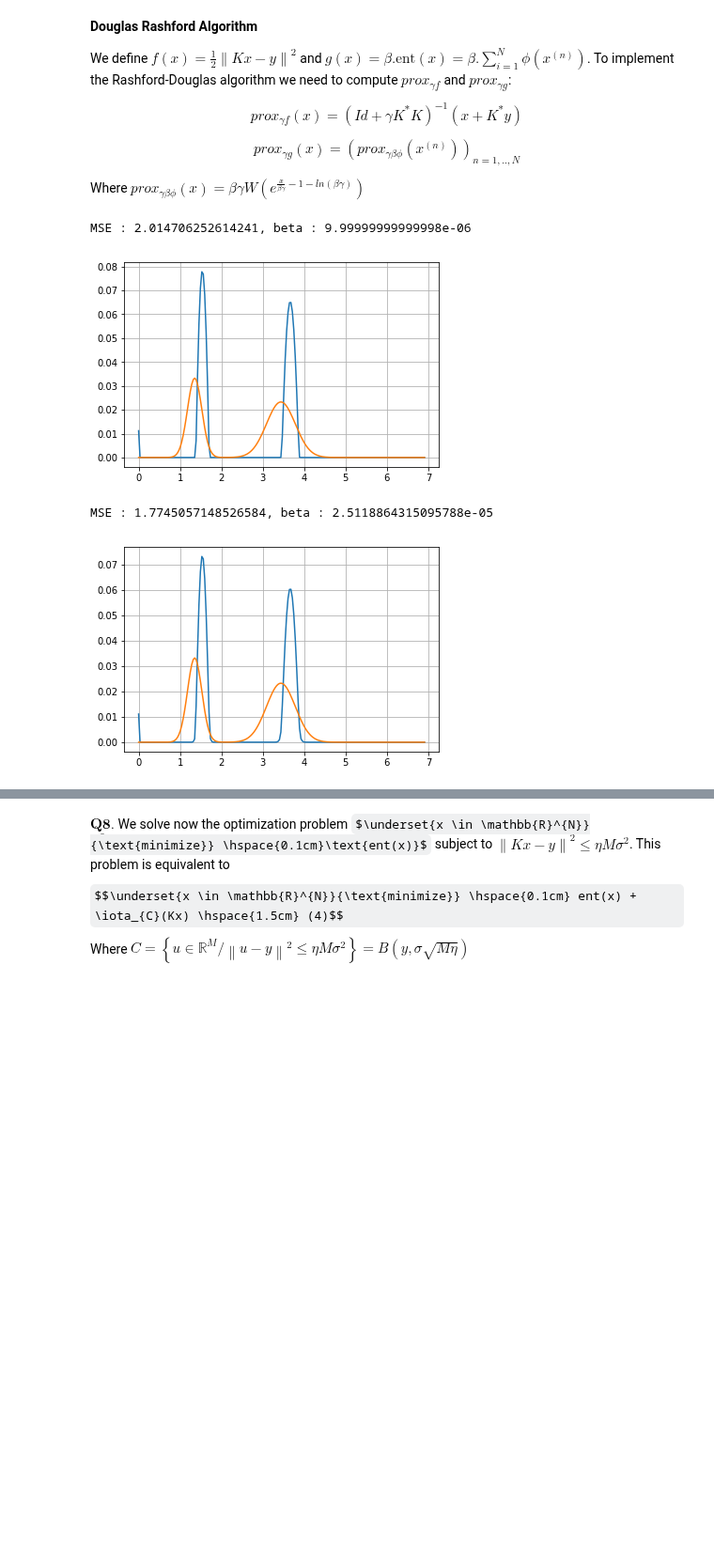
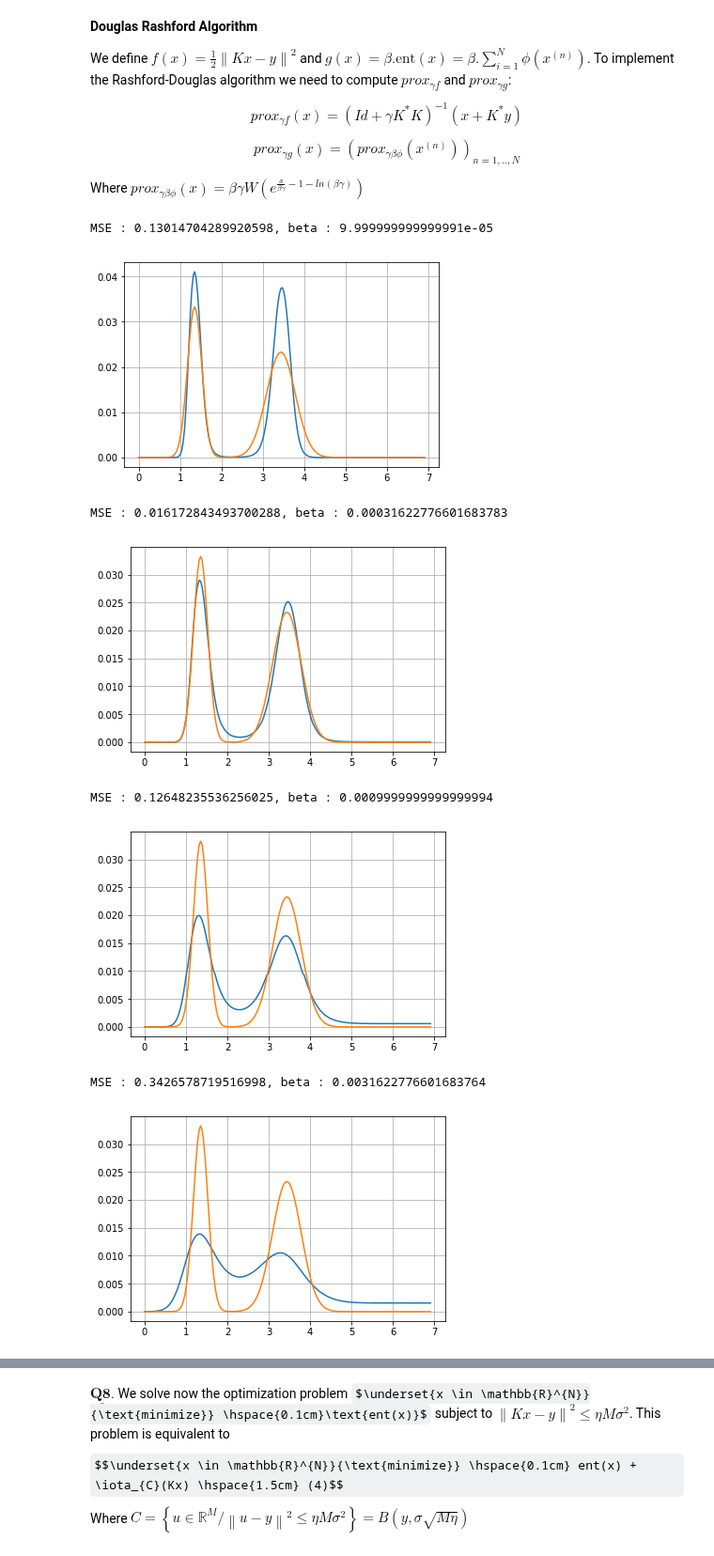
Before and after one commit to MaximilienGermain/Large-scale-optimization, a Jupyter notebook: TP2_GERMAIN_MARFOQ.ipynb, the cells around one changed output, grey strips where cells are left out. Shown at 94% size. Drawn from its saved outputs; the diff is of its cells as text; code cells hidden in the pictures; some formulas as TeX source; blank space fills up the shorter version.

```diff
--- a/TP2_GERMAIN_MARFOQ.ipynb
+++ b/TP2_GERMAIN_MARFOQ.ipynb
@@ -477,19 +477,23 @@ def douglas_rashford(beta, K, y, x_init, gamma = 0.1, eps = 1e-6 , Iter_lim = 10
 
     return y_
 # %%
-beta_grid = np.exp(np.log(10)*np.linspace(-4,-2,6))
+beta_grid = np.exp(np.log(10)*np.linspace(-4,-1,7))
 
 for i in range(beta_grid.shape[0]):
     beta = beta_grid[i]
     x_init = np.zeros((N,1))
     x_hat = douglas_rashford(beta = beta,K=K,y=y,x_init = x_init) #,True
     print("MSE : {}, beta : {}\n".format(normalized_MSE(x_hat,x.reshape(200,1)),beta))
     plt.plot(np.log(T),x_hat)
     plt.plot(np.log(T),x)
     plt.grid()
     plt.show()
 # %% [output]
-MSE : 2.014706252614241, beta : 9.99999999999998e-06
+MSE : 0.13014704289920598, beta : 9.999999999999991e-05
-[figure, old version]
+[figure, new version]
-MSE : 1.7745057148526584, beta : 2.5118864315095788e-05
+MSE : 0.016172843493700288, beta : 0.00031622776601683783
-[figure, old version]
+[figure, new version]
+MSE : 0.12648235536256025, beta : 0.0009999999999999994
+[figure, added]
+MSE : 0.3426578719516998, beta : 0.0031622776601683764
+[figure, added]
```
Also changed, not shown: parts of 8 cells of this notebook.
